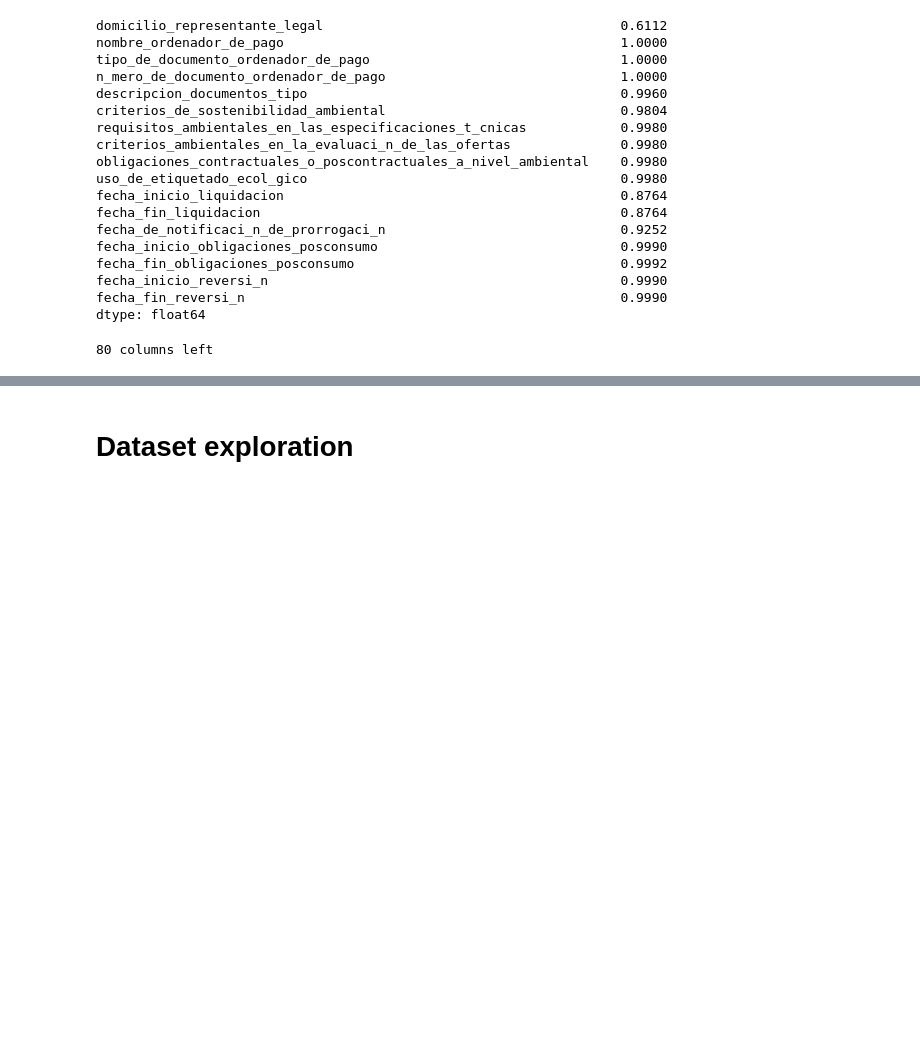
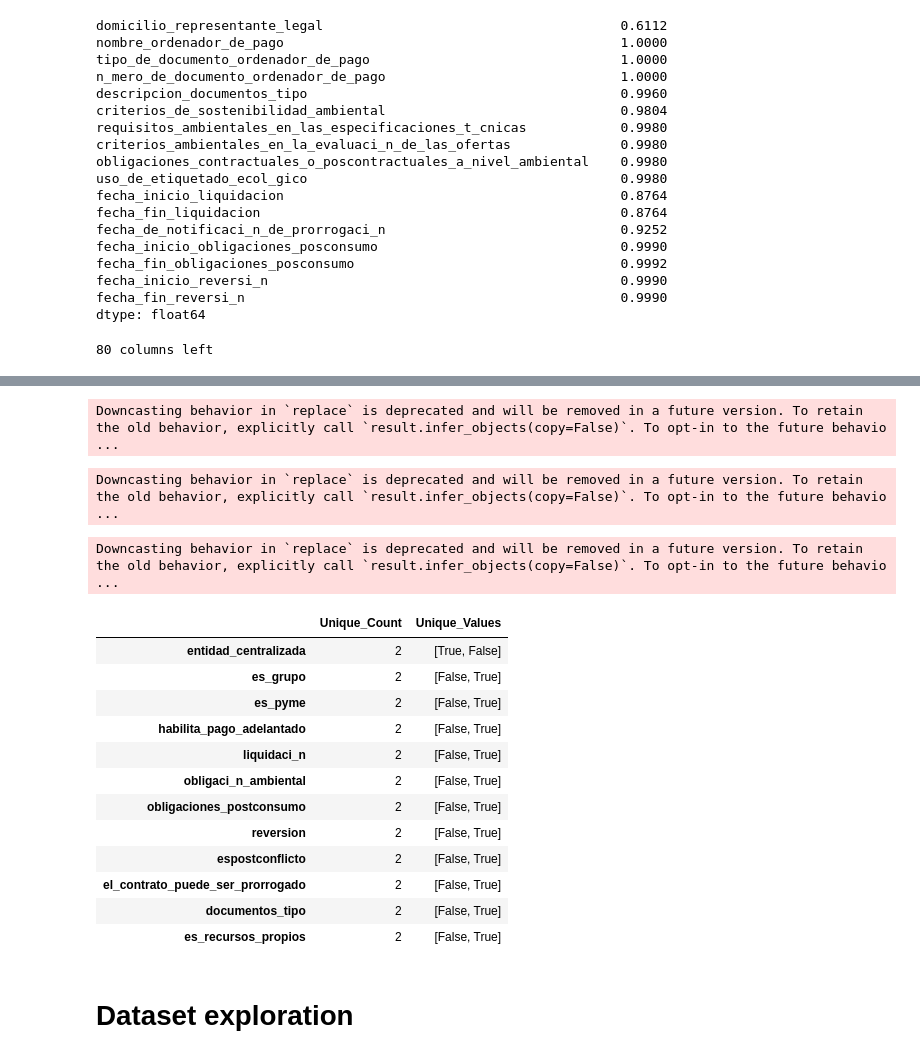
Before and after one commit to johngalt-lab/SECOP-II-Contract-Analysis, a Jupyter notebook: Clean and Describe.ipynb, the cells around one changed output, grey strips where cells are left out. Drawn from its saved outputs; the diff is of its cells as text; code cells hidden in the pictures; blank space fills up the shorter version.

```diff
--- a/Clean and Describe.ipynb
+++ b/Clean and Describe.ipynb
@@ -670,3 +703,50 @@ print(f'{df.shape[1]} columns left')
+# %%
+df = df.replace(
+    {r'(?i)^no$': False, r'(?i)^s[ií]$': True},
+    regex=True
+)
+# %% [output]
+Downcasting behavior in `replace` is deprecated and will be removed in a future version. To retain the old behavior, explicitly call `result.infer_objects(copy=False)`. To opt-in to the future behavio ...
+# %%
+df = df.replace(
+    {r'(?i)^centralizada$': True, r'(?i)^Descentralizada$': False},
+    regex=True
+)
+# %% [output]
+Downcasting behavior in `replace` is deprecated and will be removed in a future version. To retain the old behavior, explicitly call `result.infer_objects(copy=False)`. To opt-in to the future behavio ...
+# %%
+df['es_recursos_propios'] = df['origen_de_los_recursos']
+df.drop(columns='origen_de_los_recursos', inplace=True)
+df = df.replace(
+    {r'(?i)^Recursos Propios$': True, r'(?i)^Distribuido$': False},
+    regex=True
+)
+# %% [output]
+Downcasting behavior in `replace` is deprecated and will be removed in a future version. To retain the old behavior, explicitly call `result.infer_objects(copy=False)`. To opt-in to the future behavio ...
+# %%
+df_str = df.astype(str)
+cols_2 = df_str.loc[:, df_str.nunique() == 2]
+
+summary = pd.DataFrame({
+    'Unique_Count': cols_2.nunique(),
+    'Unique_Values': {col: cols_2[col].unique().tolist() for col in cols_2.columns}
+})
+
+summary
+# %% [output]
+|  | Unique_Count | Unique_Values |
+| entidad_centralizada | 2 | [True, False] |
+| es_grupo | 2 | [False, True] |
+| es_pyme | 2 | [False, True] |
+| habilita_pago_adelantado | 2 | [False, True] |
+| liquidaci_n | 2 | [False, True] |
+| obligaci_n_ambiental | 2 | [False, True] |
+| obligaciones_postconsumo | 2 | [False, True] |
+| reversion | 2 | [False, True] |
+| espostconflicto | 2 | [False, True] |
+| el_contrato_puede_ser_prorrogado | 2 | [False, True] |
+| documentos_tipo | 2 | [False, True] |
+| es_recursos_propios | 2 | [False, True] |
 # %% [markdown]
 # Dataset exploration
 # %% [markdown]
```
Also changed, not shown: parts of 17 cells of this notebook, 1 other file.
